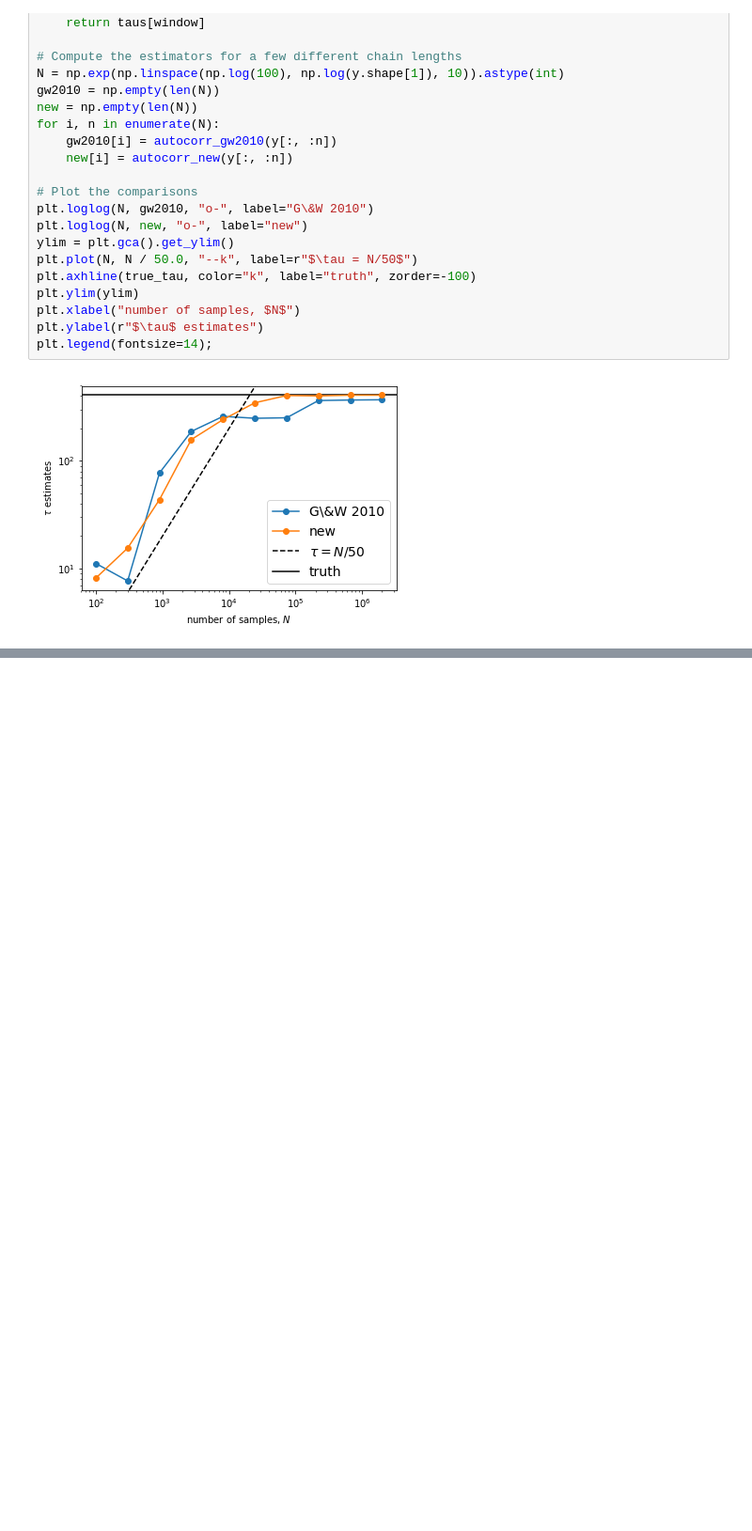
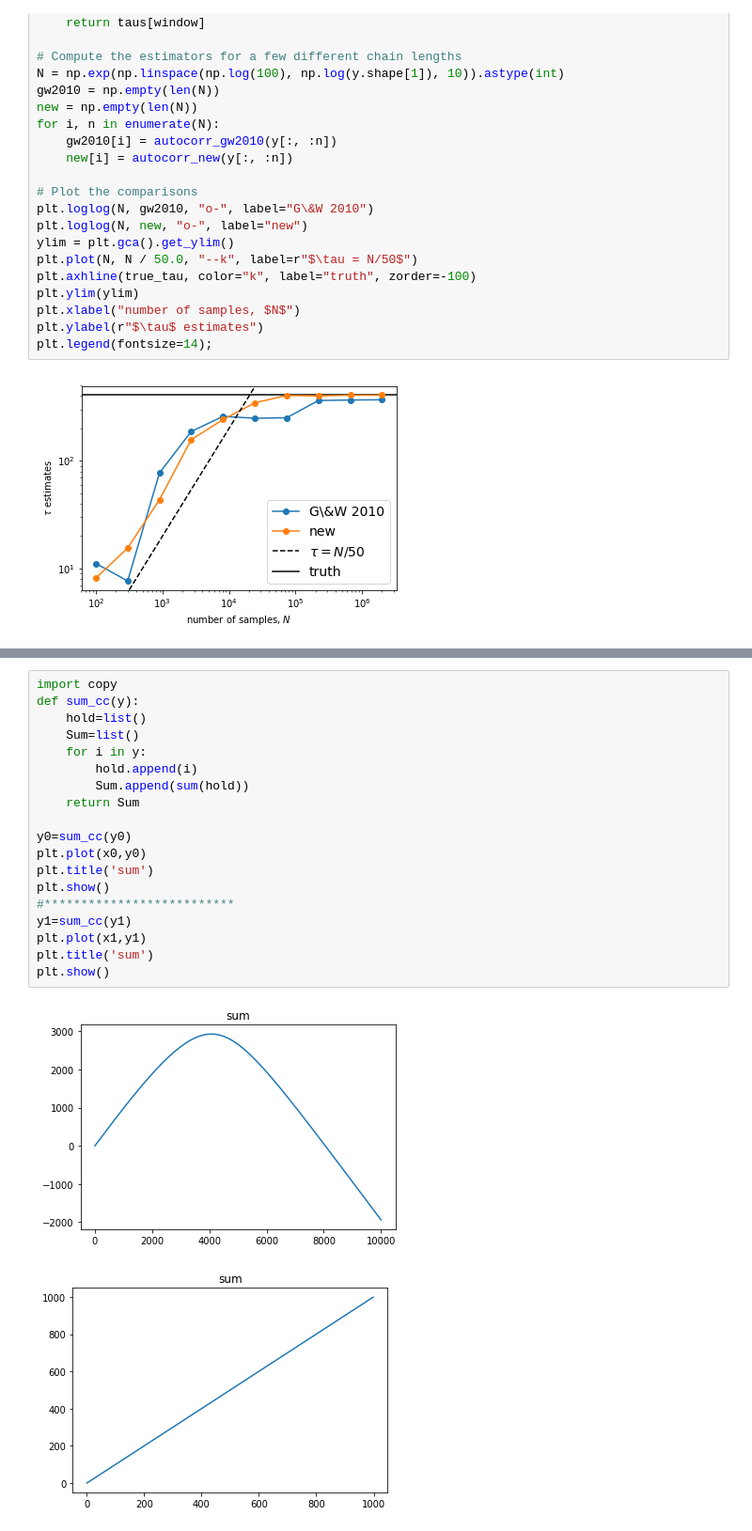
Before and after one commit to kindasad/gudnite, a Jupyter notebook: Research_problem_3.ipynb, the cells around one changed output, grey strips where cells are left out. Shown at 94% size. Cells and saved outputs as stored; diff of their text form; blank space fills up the shorter version.

```diff
--- a/Research_problem_3.ipynb
+++ b/Research_problem_3.ipynb
@@ -152,0 +213,22 @@ plt.legend(fontsize=14);
+# %%
+import copy
+def sum_cc(y):
+    hold=list()
+    Sum=list()
+    for i in y:
+        hold.append(i)
+        Sum.append(sum(hold))
+    return Sum
+
+y0=sum_cc(y0)
+plt.plot(x0,y0)
+plt.title('sum')
+plt.show()
+#**************************
+y1=sum_cc(y1)
+plt.plot(x1,y1)
+plt.title('sum')
+plt.show()
+# %% [output]
+[figure, added]
+[figure, added]
```
Also changed, not shown: parts of 11 cells of this notebook.
